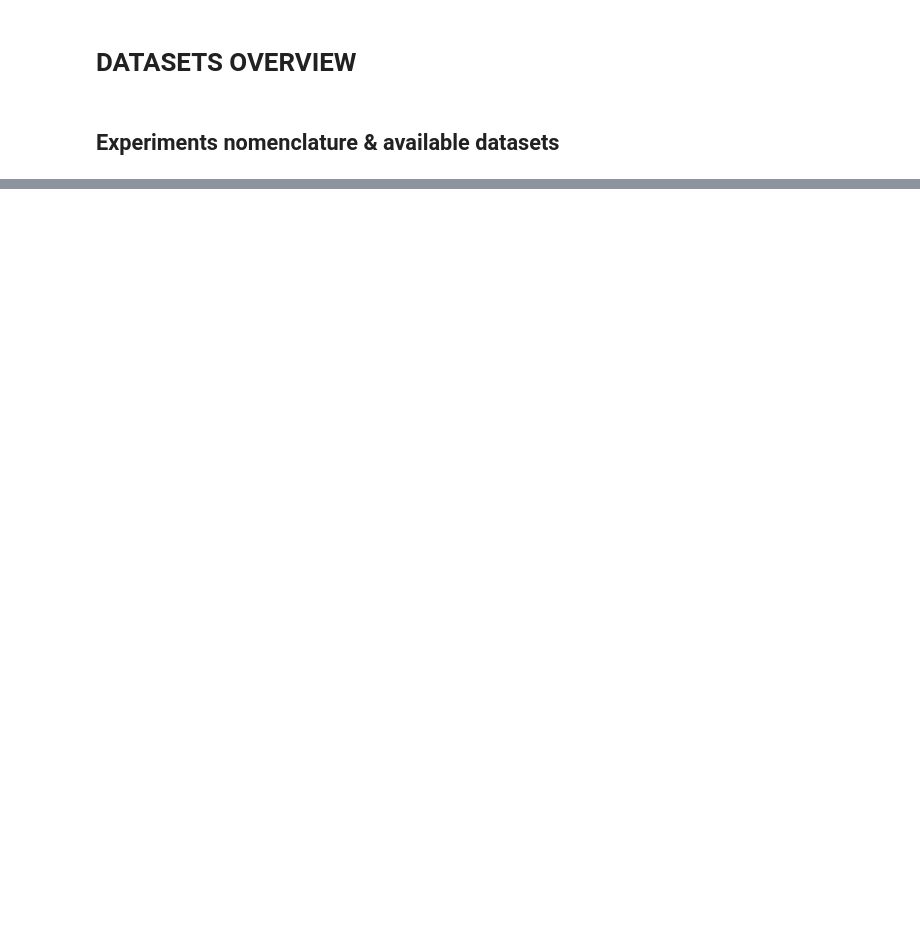
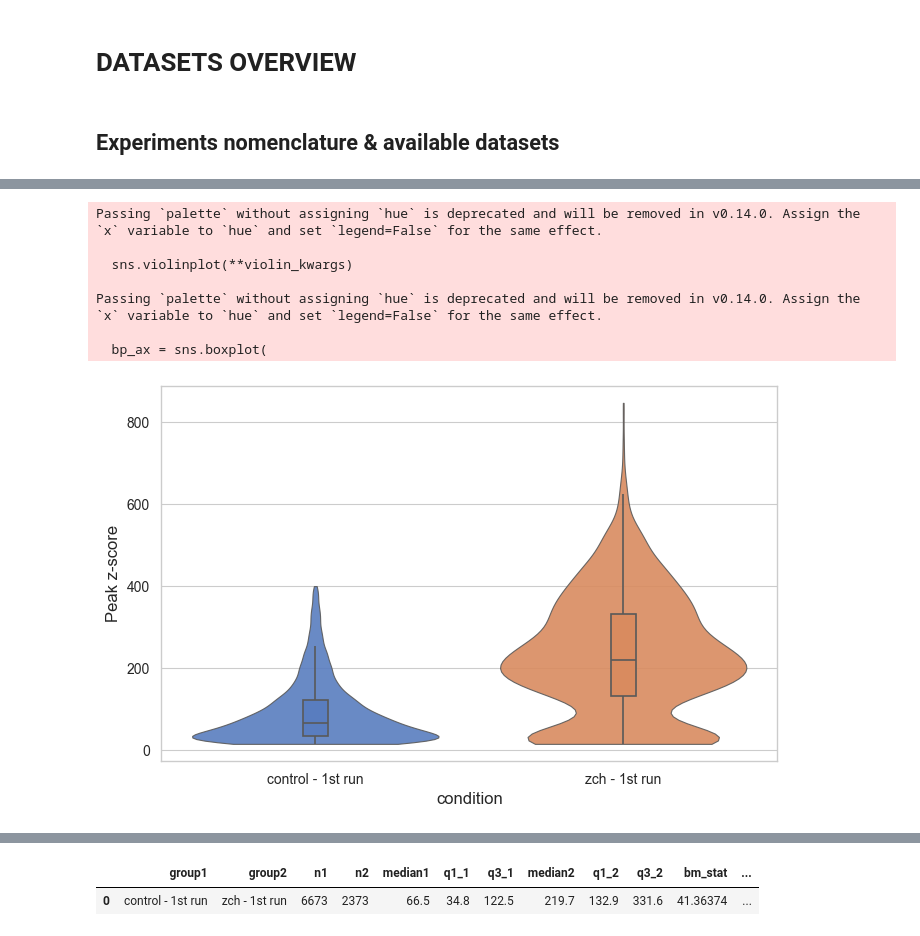
Before and after one commit to hamelmateo/CHIARA---Calcium-Heterogeneous-Intercellular-Activity-Robust-Analysis, a Jupyter notebook: notebooks/datasets_overview.ipynb, the cells around one changed output, grey strips where cells are left out. Cells and saved outputs as stored; diff of their text form; code cells hidden in the pictures; blank space fills up the shorter version.

```diff
--- a/notebooks/datasets_overview.ipynb
+++ b/notebooks/datasets_overview.ipynb
@@ -690,0 +286,33 @@ Passing `palette` without assigning `hue` is deprecated and will be removed in v
+# %%
+
+mapping_events_to_peaks = global_events.loc[global_events["Event type"] == "GlobalEvent", ["Event ID", "dataset"]]
+subset_peaks_global_events = peaks.merge(mapping_events_to_peaks,
+                                                     on=["Event ID", "dataset"],
+                                                     how="inner",
+                                                     validate="m:1")
+
+
+subset_peaks_global_events["condition"] = subset_peaks_global_events["condition"].replace("ACH - 1st run", "zch - 1st run")
+
+plot_violin(
+    df=subset_peaks_global_events,
+    x="condition",
+    y="Prominence (noise std units)",
+    ylabel="Peak z-score",
+    filter_outliers=True,
+    outliers_bounds=(3,3),
+    outliers_bygroup="condition",
+    save_svg_path="C:/Users/poseidon/OneDrive/Documents/01_ETHZ/Master_Degree/Spring_Semester_2025/Master_Thesis/Report/Figures/Chapter_3/figure_3_16/violin.svg"
+)
+
+brunner_pairs(subset_peaks_global_events,
+               group_col="condition",
+               value_col="Prominence (noise std units)",
+               filter_outliers=True,
+                outliers_bounds=(3, 3),
+                outliers_bygroup="condition",
+               n_boot_ci=1000,
+               alpha=0.05,
+               print_results=False
+               )
+# %% [output]
@@ -690,0 +321,8 @@ Passing `palette` without assigning `hue` is deprecated and will be removed in v
+Passing `palette` without assigning `hue` is deprecated and will be removed in v0.14.0. Assign the `x` variable to `hue` and set `legend=False` for the same effect.
+
+  sns.violinplot(**violin_kwargs)
+
+Passing `palette` without assigning `hue` is deprecated and will be removed in v0.14.0. Assign the `x` variable to `hue` and set `legend=False` for the same effect.
+
+  bp_ax = sns.boxplot(
+[figure, added]
@@ -690,0 +330,2 @@ Passing `palette` without assigning `hue` is deprecated and will be removed in v
+|  | group1 | group2 | n1 | n2 | median1 | q1_1 | q3_1 | median2 | q1_2 | q3_2 | bm_stat | ... |
+| 0 | control - 1st run | zch - 1st run | 6673 | 2373 | 66.5 | 34.8 | 122.5 | 219.7 | 132.9 | 331.6 | 41.36374 | ... |
```
Also changed, not shown: parts of 33 cells of this notebook, 17 other files.
